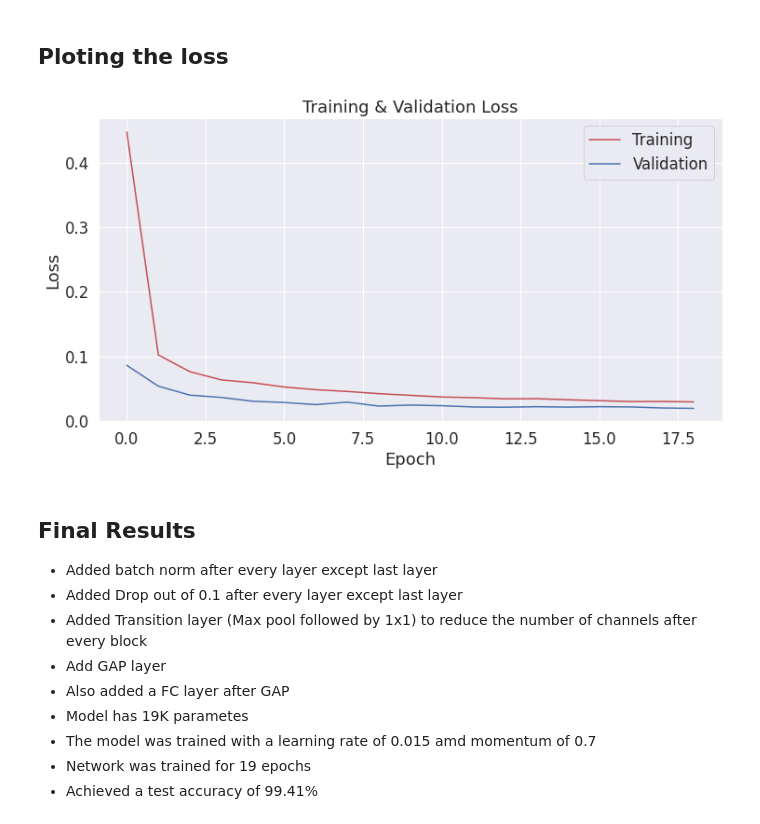
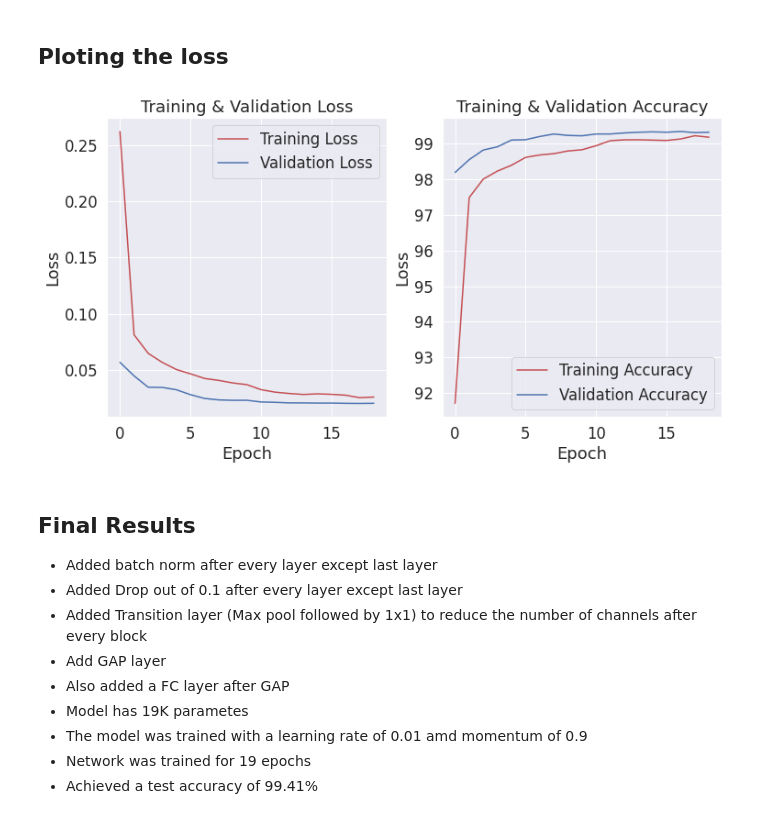
Before and after one commit to gkdivya/EVA, a Jupyter notebook: 4_ArchitecturalBasics/MNIST_Architecture_Basics.ipynb, the cells around one changed output. Drawn from its saved outputs; the diff is of its cells as text; code cells hidden in the pictures.

```diff
--- a/4_ArchitecturalBasics/MNIST_Architecture_Basics.ipynb
+++ b/4_ArchitecturalBasics/MNIST_Architecture_Basics.ipynb
@@ -242,15 +305,24 @@ def test(model, device, test_loader):
 # %%
 
 model = Net().to(device)
-optimizer = optim.SGD(model.parameters(), lr=0.02, momentum=0.7)
+optimizer = optim.SGD(model.parameters(), lr=0.015, momentum=0.9)
 
 train_loss_values = []
 test_loss_values = []
+train_accuracy=[]
+test_accuracy=[]
+
+scheduler = StepLR(optimizer, step_size=10, gamma=0.01)
 
 for epoch in range(1, 20):
-    train_loss = train(model, device, train_loader, optimizer, epoch)
-    test_loss = test(model, device, test_loader)
+    train_loss,train_acc = train(model, device, train_loader, optimizer, epoch)
+    test_loss,test_acc = test(model, device, test_loader)
 
     train_loss_values.append(train_loss)
     test_loss_values.append(test_loss)
+
+    train_accuracy.append(train_acc)
+    test_accuracy.append(test_acc)
+
+    scheduler.step()
 # %% [output]
@@ -272,30 +344,40 @@ Test set: Average loss: 0.0214, Accuracy: 9937/10000 (99.37%)
 # %%
 import matplotlib.pyplot as plt
 % matplotlib inline
 
 import numpy as np
 import seaborn as sns
 
 # Use plot styling from seaborn.
 sns.set(style='darkgrid')
 
 # Increase the plot size and font size.
 sns.set(font_scale=1.5)
 plt.rcParams["figure.figsize"] = (12,6)
 
 # Plot the learning curve.
-plt.plot(np.array(train_loss_values), 'r', label="Training")
-plt.plot(np.array(test_loss_values), 'b', label="Validation")
-
+fig, (ax1,ax2) = plt.subplots(1,2)
+ax1.plot(np.array(train_loss_values), 'r', label="Training Loss")
+ax1.plot(np.array(test_loss_values), 'b', label="Validation Loss")
 
 # Label the plot.
-plt.title("Training & Validation Loss")
-plt.xlabel("Epoch")
-plt.ylabel("Loss")
-plt.legend()
+ax1.set_title("Training & Validation Loss")
+ax1.set_xlabel("Epoch")
+ax1.set_ylabel("Loss")
+ax1.legend()
+
+ax2.plot(np.array(train_accuracy), 'r', label="Training Accuracy")
+ax2.plot(np.array(test_accuracy), 'b', label="Validation Accuracy")
+
+# Label the plot.
+ax2.set_title("Training & Validation Accuracy")
+ax2.set_xlabel("Epoch")
+ax2.set_ylabel("Loss")
+ax2.legend()
+
 plt.show()
 # %% [output]
-[figure, old version]
+[figure, new version]
 # %% [markdown]
 ## Final Results
 
@@ -305,6 +387,6 @@ plt.show()
 - Add GAP layer
 - Also added a FC layer after GAP
 - Model has 19K parametes
-- The model was trained with a learning rate of 0.015 amd momentum of 0.7
+- The model was trained with a learning rate of 0.01 amd momentum of 0.9
 - Network was trained for 19 epochs
 - Achieved a test accuracy of 99.41%
```
Also changed, not shown: parts of 11 cells of this notebook.
